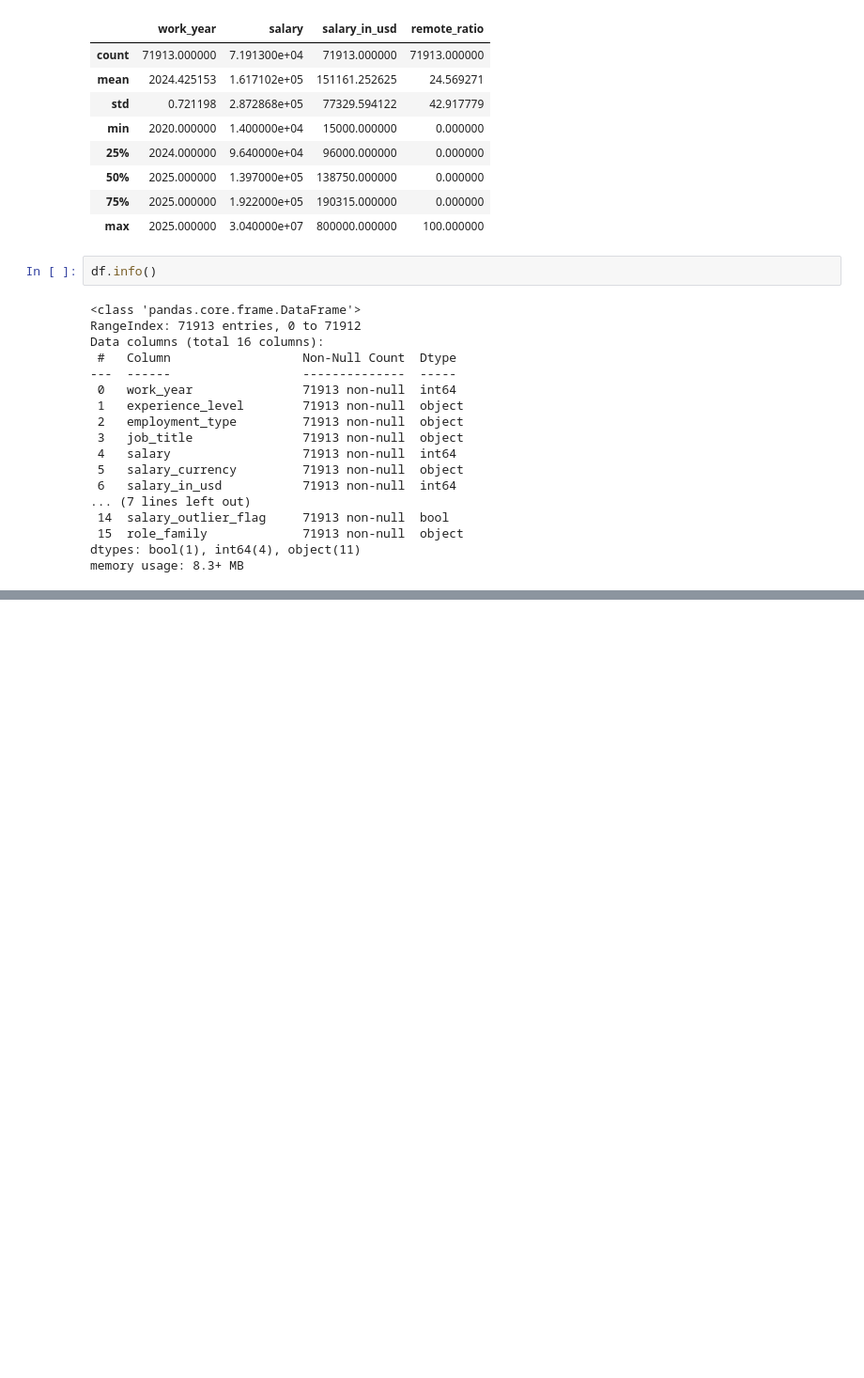
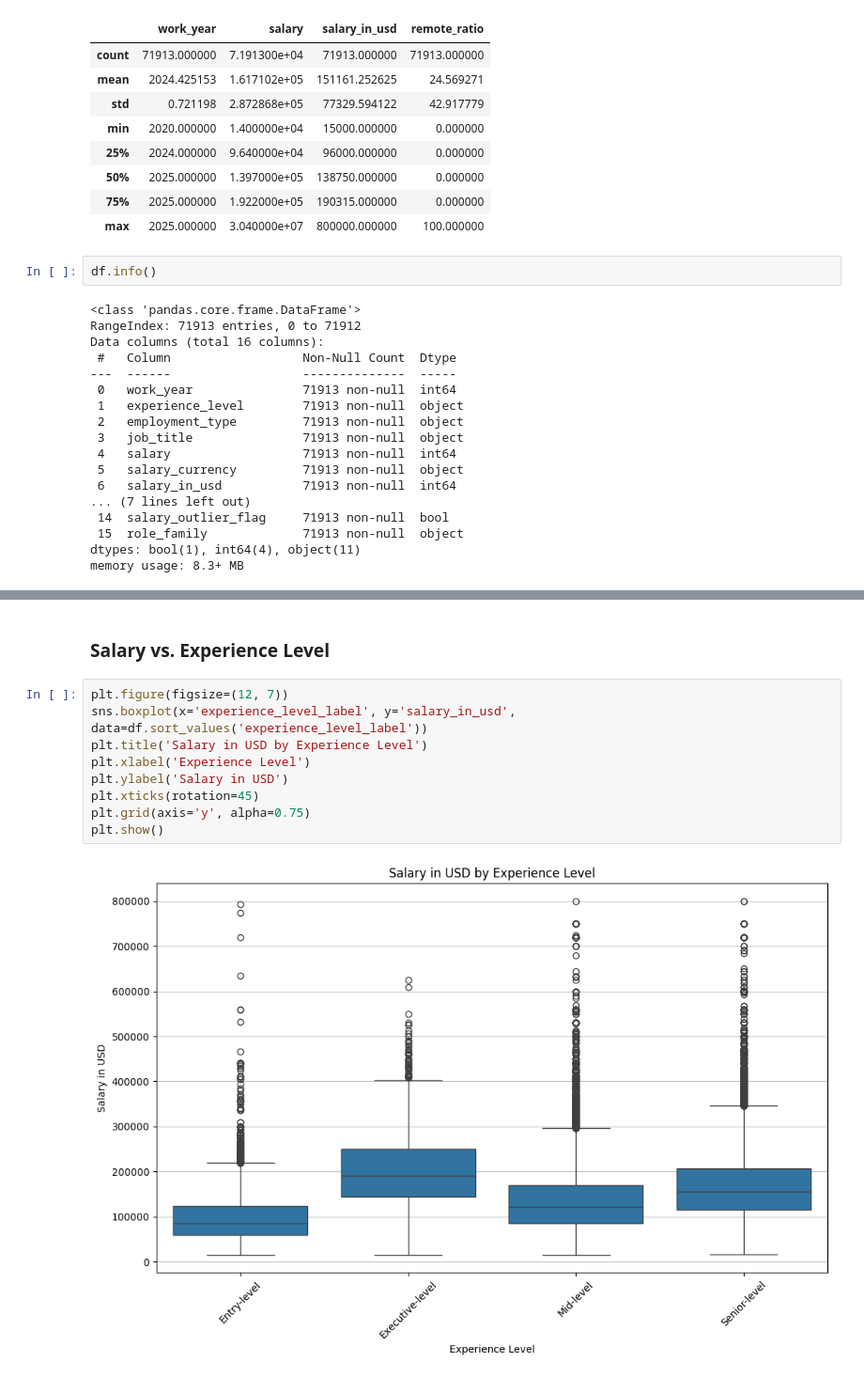
Before and after one commit to kxrrym03/AI-Impact-on-Job-Salaries, a Jupyter notebook: AI_vs_Job_Salaries.ipynb, the cells around one changed output, grey strips where cells are left out. Shown at 94% size. Saved outputs shown, nothing was run; the diff lists cells and outputs as text; blank space fills up the shorter version.

```diff
--- a/AI_vs_Job_Salaries.ipynb
+++ b/AI_vs_Job_Salaries.ipynb
@@ -119,0 +134,13 @@ memory usage: 8.3+ MB
+# %% [markdown]
+### Salary vs. Experience Level
+# %%
+plt.figure(figsize=(12, 7))
+sns.boxplot(x='experience_level_label', y='salary_in_usd', data=df.sort_values('experience_level_label'))
+plt.title('Salary in USD by Experience Level')
+plt.xlabel('Experience Level')
+plt.ylabel('Salary in USD')
+plt.xticks(rotation=45)
+plt.grid(axis='y', alpha=0.75)
+plt.show()
+# %% [output]
+[figure, added]
```
Also changed, not shown: parts of 10 cells of this notebook.
